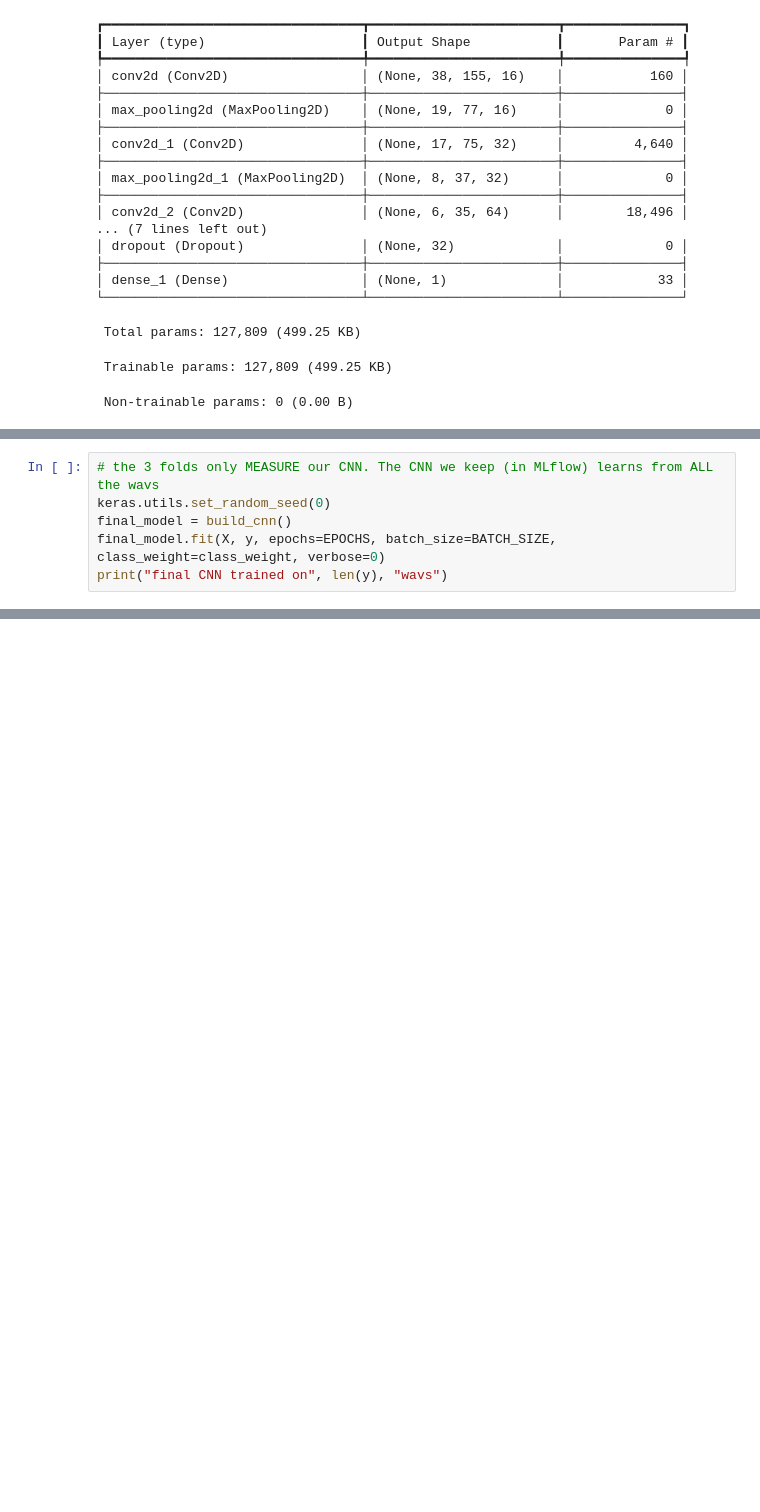
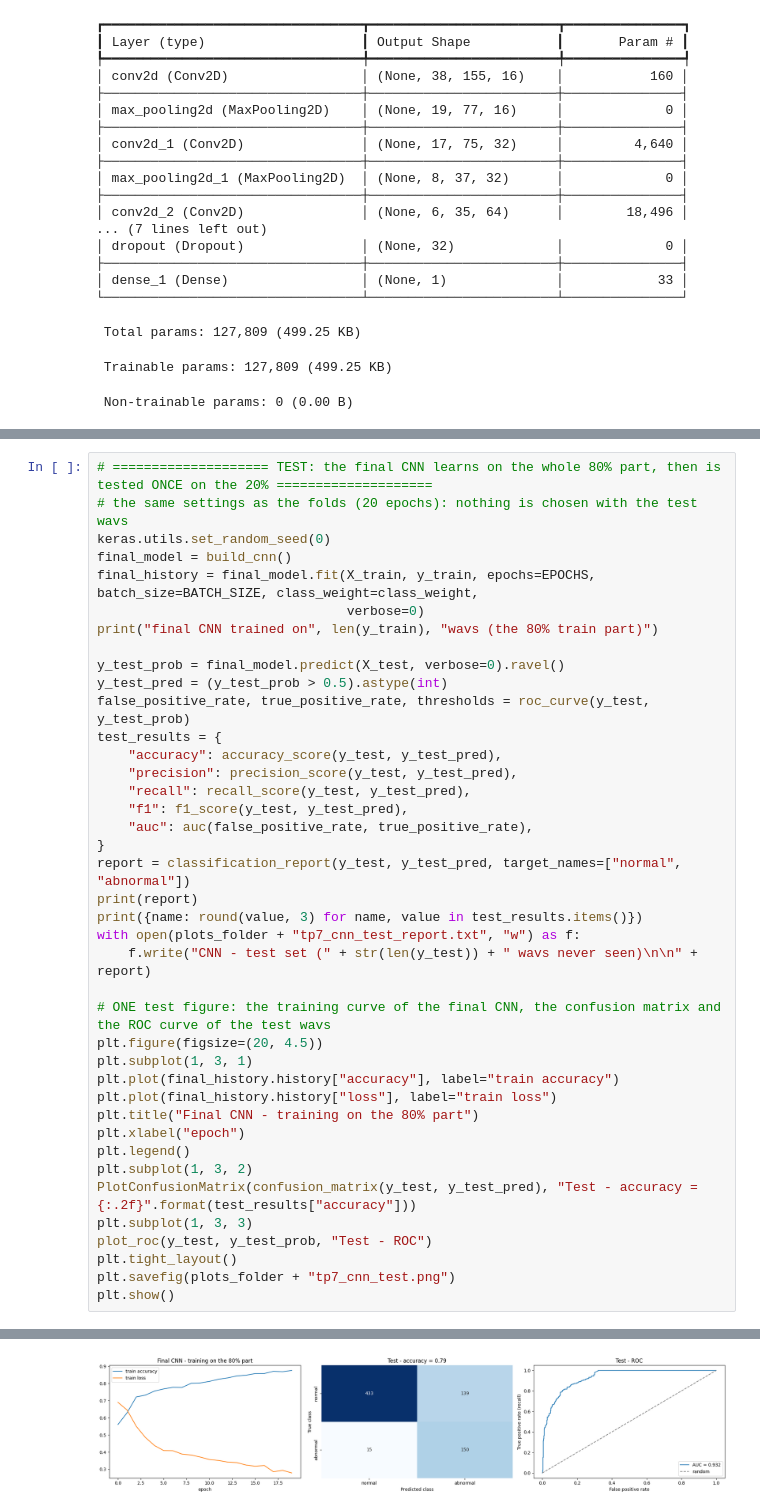
Before and after one commit to Farah-Belghith2710/CardioAgent, a Jupyter notebook: notebooks/04_Tp7_cnn.ipynb, the cells around one changed output, grey strips where cells are left out. Drawn from its saved outputs; the diff is of its cells as text; blank space fills up the shorter version.

```diff
--- a/notebooks/04_Tp7_cnn.ipynb
+++ b/notebooks/04_Tp7_cnn.ipynb
@@ -302,7 +413,41 @@ dtype: float64
 # %%
-# the 3 folds only MEASURE our CNN. The CNN we keep (in MLflow) learns from ALL the wavs
+# ==================== TEST: the final CNN learns on the whole 80% part, then is tested ONCE on the 20% ====================
+# the same settings as the folds (20 epochs): nothing is chosen with the test wavs
 keras.utils.set_random_seed(0)
 final_model = build_cnn()
-final_model.fit(X, y, epochs=EPOCHS, batch_size=BATCH_SIZE, class_weight=class_weight, verbose=0)
-print("final CNN trained on", len(y), "wavs")
+final_history = final_model.fit(X_train, y_train, epochs=EPOCHS, batch_size=BATCH_SIZE, class_weight=class_weight,
+                                verbose=0)
+print("final CNN trained on", len(y_train), "wavs (the 80% train part)")
+
+y_test_prob = final_model.predict(X_test, verbose=0).ravel()
+y_test_pred = (y_test_prob > 0.5).astype(int)
+false_positive_rate, true_positive_rate, thresholds = roc_curve(y_test, y_test_prob)
+test_results = {
+    "accuracy": accuracy_score(y_test, y_test_pred),
+    "precision": precision_score(y_test, y_test_pred),
+    "recall": recall_score(y_test, y_test_pred),
+    "f1": f1_score(y_test, y_test_pred),
+    "auc": auc(false_positive_rate, true_positive_rate),
+}
+report = classification_report(y_test, y_test_pred, target_names=["normal", "abnormal"])
+print(report)
+print({name: round(value, 3) for name, value in test_results.items()})
+with open(plots_folder + "tp7_cnn_test_report.txt", "w") as f:
+    f.write("CNN - test set (" + str(len(y_test)) + " wavs never seen)\n\n" + report)
+
+# ONE test figure: the training curve of the final CNN, the confusion matrix and the ROC curve of the test wavs
+plt.figure(figsize=(20, 4.5))
+plt.subplot(1, 3, 1)
+plt.plot(final_history.history["accuracy"], label="train accuracy")
+plt.plot(final_history.history["loss"], label="train loss")
+plt.title("Final CNN - training on the 80% part")
+plt.xlabel("epoch")
+plt.legend()
+plt.subplot(1, 3, 2)
+PlotConfusionMatrix(confusion_matrix(y_test, y_test_pred), "Test - accuracy = {:.2f}".format(test_results["accuracy"]))
+plt.subplot(1, 3, 3)
+plot_roc(y_test, y_test_prob, "Test - ROC")
+plt.tight_layout()
+plt.savefig(plots_folder + "tp7_cnn_test.png")
+plt.show()
 # %% [output]
@@ -310,3 +465,4 @@ final CNN trained on 3681 wavs
+[figure, added]
 # %%
 # ==================== MLflow (Service 6) ====================
 # the MLflow container must be running: docker start mlflow-server
```
Also changed, not shown: parts of 12 cells of this notebook, 51 other files.
